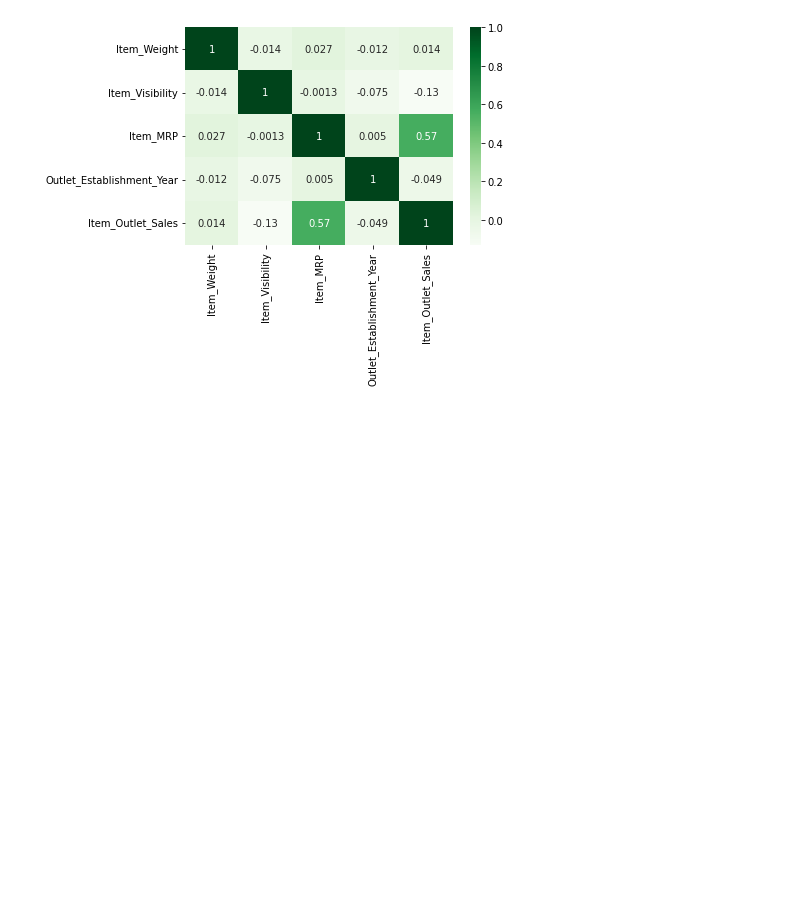
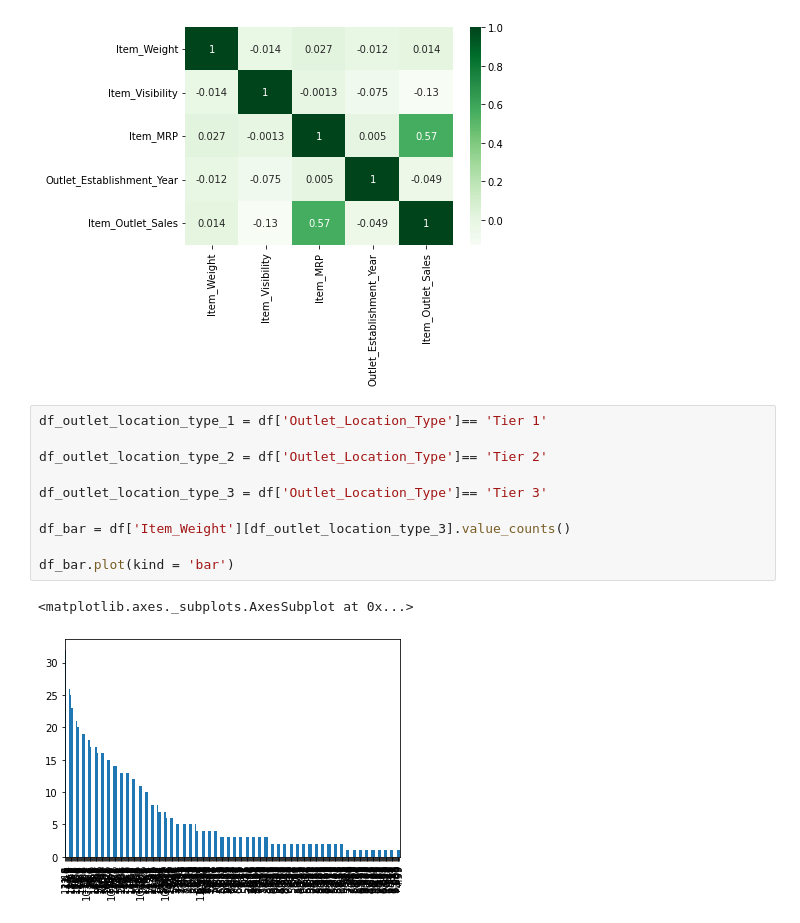
Before and after one commit to githubssr25/sales-predictions, a Jupyter notebook: Week_3_Project_Core_Assignment.ipynb, the cells around one changed output. Drawn from its saved outputs; the diff is of its cells as text; blank space fills up the shorter version.

```diff
--- a/Week_3_Project_Core_Assignment.ipynb
+++ b/Week_3_Project_Core_Assignment.ipynb
@@ -127,3 +145,16 @@ sns.heatmap(corr, cmap = 'Greens', annot = True)
 # %% [output]
 <matplotlib.axes._subplots.AxesSubplot at 0x...>
 [figure]
+# %%
+df_outlet_location_type_1 = df['Outlet_Location_Type']== 'Tier 1'
+
+df_outlet_location_type_2 = df['Outlet_Location_Type']== 'Tier 2'
+
+df_outlet_location_type_3 = df['Outlet_Location_Type']== 'Tier 3'
+
+df_bar = df['Item_Weight'][df_outlet_location_type_3].value_counts()
+
+df_bar.plot(kind = 'bar')
+# %% [output]
+<matplotlib.axes._subplots.AxesSubplot at 0x...>
+[figure, added]
```
Also changed, not shown: parts of 4 cells of this notebook.
